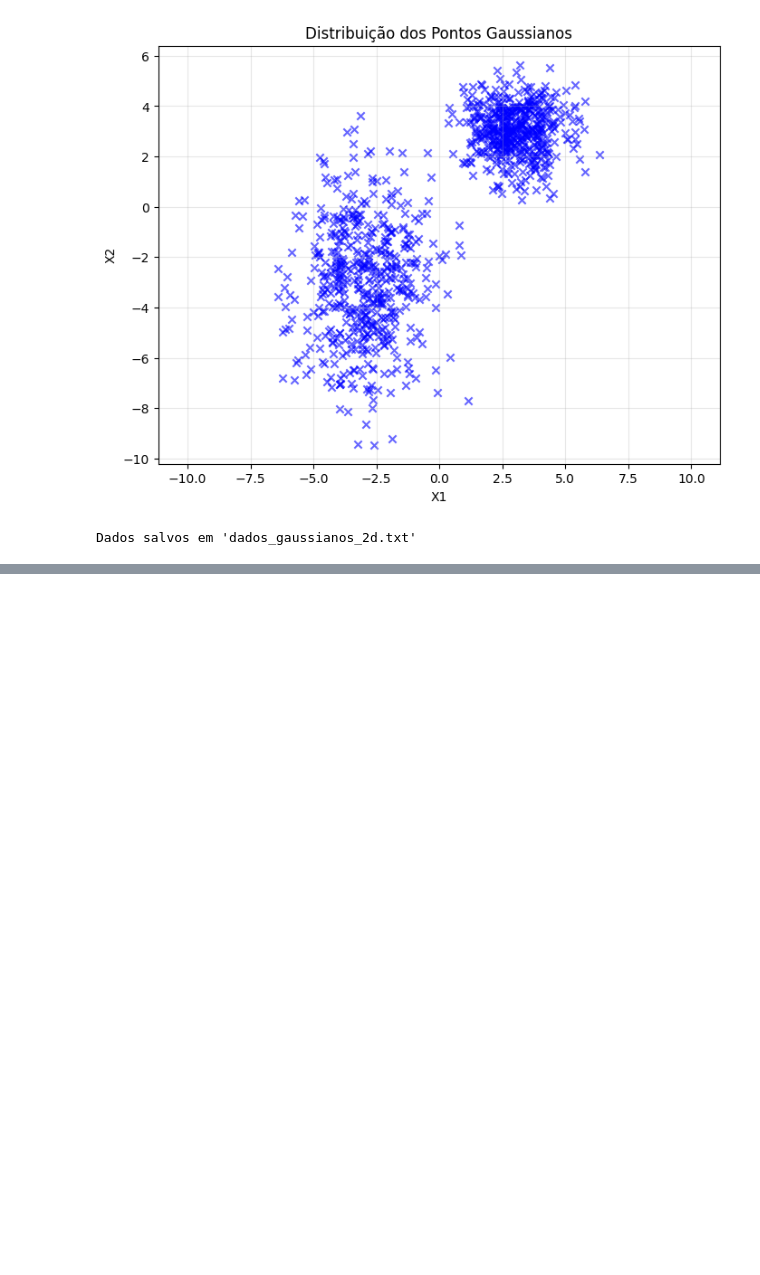
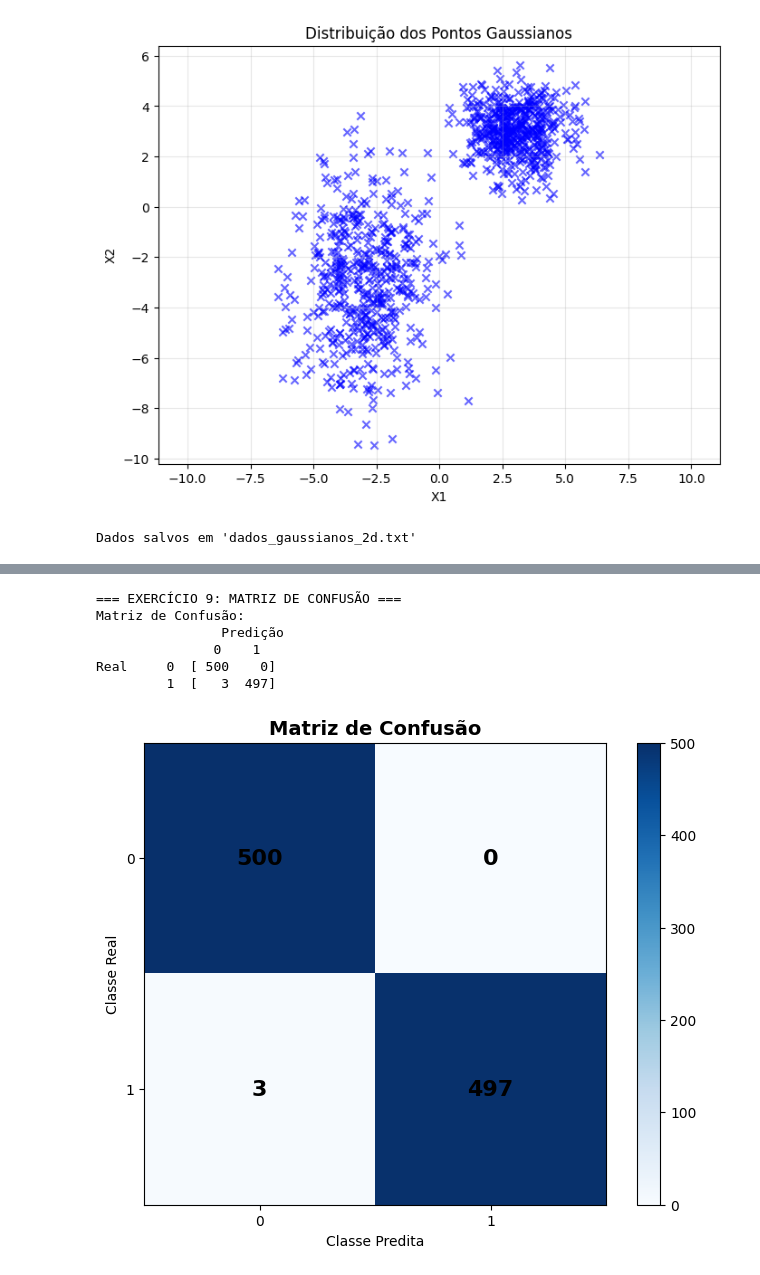
Before and after one commit to y0c0ms/IAA_MEI25, a Jupyter notebook: Exercicio2/1.Perceptron_Simplificado.ipynb, the cells around one changed output, grey strips where cells are left out. Saved outputs shown, nothing was run; the diff lists cells and outputs as text; code cells hidden in the pictures; blank space fills up the shorter version.

```diff
--- a/Exercicio2/1.Perceptron_Simplificado.ipynb
+++ b/Exercicio2/1.Perceptron_Simplificado.ipynb
@@ -492,0 +446,69 @@ Matriz de confusão (primeiro teste):
+# %%
+# Exercício 9: Matriz de confusão
+print("\n=== EXERCÍCIO 9: MATRIZ DE CONFUSÃO ===")
+
+# Calcular matriz de confusão
+tn = np.sum(mask_b)  # Verdadeiros Negativos: Dist1 → 0 (correto)
+fp = np.sum(mask_a)  # Falsos Positivos: Dist1 → 1 (erro)
+fn = np.sum(mask_d)  # Falsos Negativos: Dist2 → 0 (erro)
+tp = np.sum(mask_c)  # Verdadeiros Positivos: Dist2 → 1 (correto)
+
+confusion_matrix = np.array([[tn, fp], [fn, tp]])
+
+print("Matriz de Confusão:")
+print("                Previsão")
+print("               0    1")
+print("Real     0  [%4d %4d]" % (confusion_matrix[0,0], confusion_matrix[0,1]))
+print("         1  [%4d %4d]" % (confusion_matrix[1,0], confusion_matrix[1,1]))
+
+# Visualizar matriz de confusão
+plt.figure(figsize=(8, 6))
+plt.imshow(confusion_matrix, interpolation='nearest', cmap='Blues')
+plt.title('Matriz de Confusão', fontsize=14, fontweight='bold')
+plt.colorbar()
+
+# Adicionar valores nas células
+for i in range(2):
+    for j in range(2):
+        plt.text(j, i, confusion_matrix[i, j],
+                ha="center", va="center", fontsize=16, fontweight='bold')
+
+plt.ylabel('Classe Real')
+plt.xlabel('Classe predicted')
+plt.xticks([0, 1])
+plt.yticks([0, 1])
+plt.show()
+
+# Relacionar números com cores do gráfico anterior
+print("\n=== RELAÇÃO COM AS CORES DO GRÁFICO DO PONTO 8 ===")
+print(f"Ciano (a) Dist1→1 (erro):     {confusion_matrix[0,1]} pontos")
+print(f"Azul (b) Dist1→0 (correto):   {confusion_matrix[0,0]} pontos")
+print(f"Magenta (d) Dist2→0 (erro):   {confusion_matrix[1,0]} pontos")
+print(f"Vermelho (c) Dist2→1 (correto): {confusion_matrix[1,1]} pontos")
+
+# Interpretação da matriz
+print(f"\n=== INTERPRETAÇÃO ===")
+print(f"Verdadeiros Positivos (TP): {confusion_matrix[1,1]} (classe 1 predicted corretamente)")
+print(f"Verdadeiros Negativos (TN): {confusion_matrix[0,0]} (classe 0 predicted corretamente)")
+print(f"Falsos Positivos (FP):      {confusion_matrix[0,1]} (classe 0 predicted como 1)")
+print(f"Falsos Negativos (FN):      {confusion_matrix[1,0]} (classe 1 predicted como 0)")
+
+# Calcular métricas básicas
+accuracy = (tp + tn) / (tp + tn + fp + fn)
+precision = tp / (tp + fp) if (tp + fp) > 0 else 0
+recall = tp / (tp + fn) if (tp + fn) > 0 else 0
+f1 = 2 * (precision * recall) / (precision + recall) if (precision + recall) > 0 else 0
+
+print(f"\n=== MÉTRICAS ===")
+print(f"Acurácia:  {accuracy:.3f} ({accuracy*100:.1f}%)")
+print(f"Precisão:  {precision:.3f}")
+print(f"Recall:    {recall:.3f}")
+print(f"F1-Score:  {f1:.3f}")
+# %% [output]
+=== EXERCÍCIO 9: MATRIZ DE CONFUSÃO ===
+Matriz de Confusão:
+                Predição
+               0    1
+Real     0  [ 500    0]
+         1  [   3  497]
+[figure, added]
```
Also changed, not shown: parts of 3 cells of this notebook, 2 other files.
